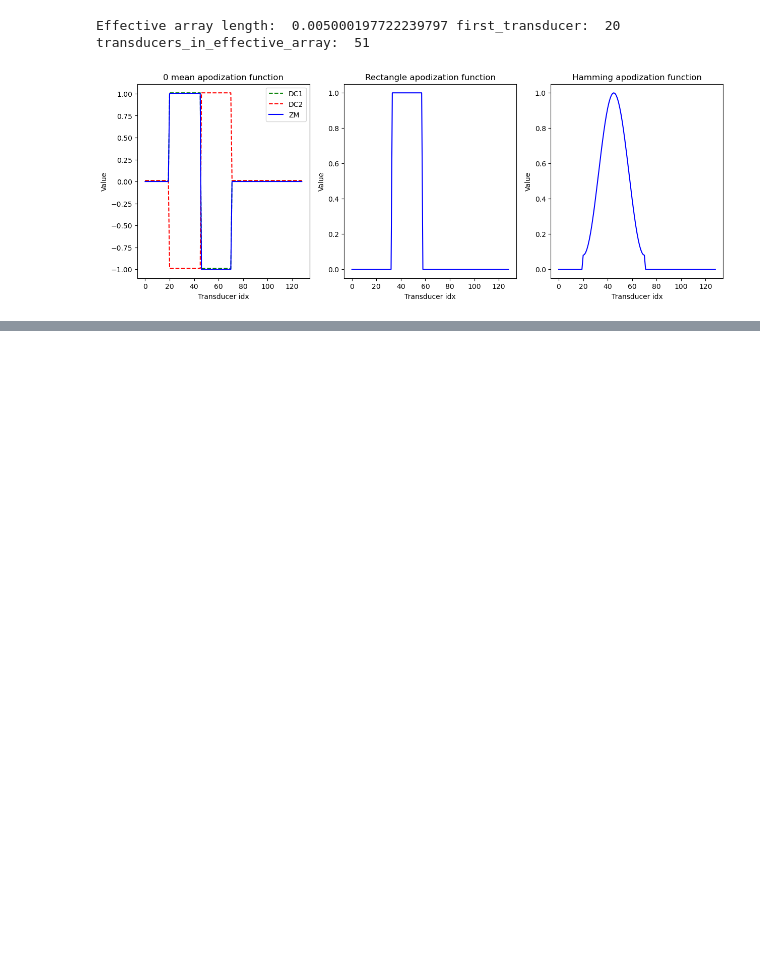
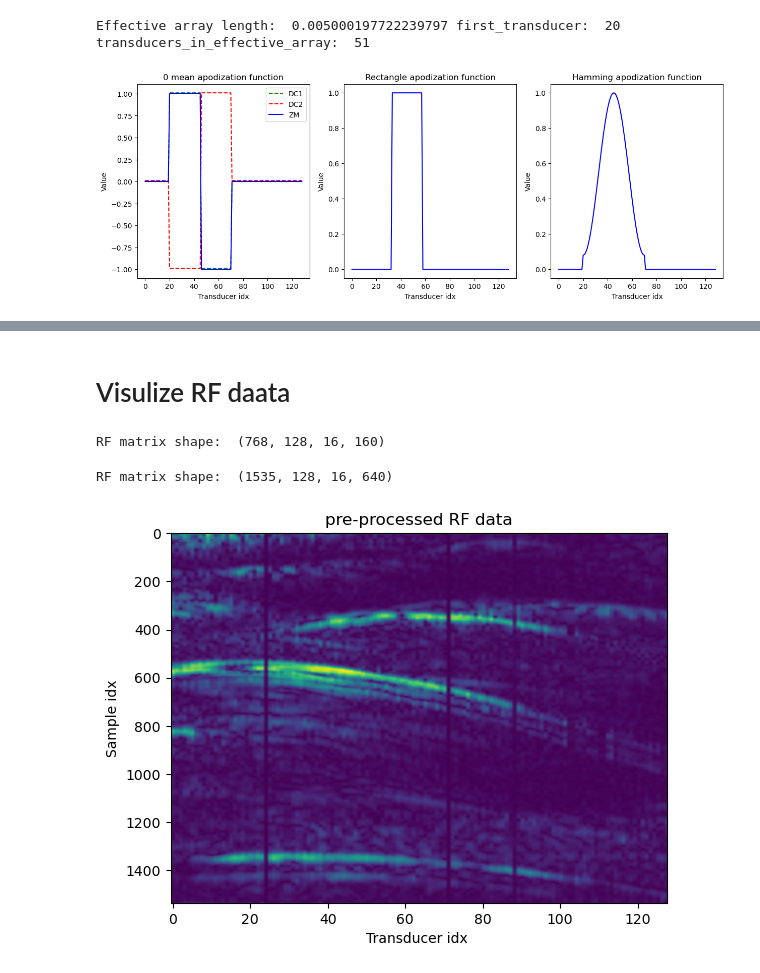
Before and after one commit to MatthieuVAUTRIN/superresolution, a Jupyter notebook: plot_apodization.ipynb, the cells around one changed output, grey strips where cells are left out. Drawn from its saved outputs; the diff is of its cells as text; code cells hidden in the pictures; blank space fills up the shorter version.

```diff
--- a/plot_apodization.ipynb
+++ b/plot_apodization.ipynb
@@ -72,0 +54,2 @@ array([0.        , 0.        , 0.        , 0.        , 0.        ,
+# %% [markdown]
+# Visulize RF daata
@@ -72,0 +61,21 @@ array([0.        , 0.        , 0.        , 0.        , 0.        ,
+# %%
+print("RF matrix shape: ", rf_matrix_original.shape)
+# %% [output]
+RF matrix shape:  (768, 128, 16, 160)
+# %%
+rf_path =  "/home/matmat/Documents/urban_lab/002_Superresolution/raw_data_mat/006_mouse_long/concat/IQ/640_concat_IQ_rf.npy"
+rf_matrix = np.lib.format.open_memmap(rf_path, mode='r', dtype=np.complex64)
+print("RF matrix shape: ", rf_matrix.shape)
+# %% [output]
+RF matrix shape:  (1535, 128, 16, 640)
+# %%
+rf_matrix_viz = rf_matrix[:, :, 0, 0]
+rf_matrix_original = rf_matrix_original[:, :, 0,0]
+# %%
+plt.imshow(np.abs(rf_matrix_viz), aspect='auto', cmap='viridis')
+plt.title("pre-processed RF data")
+plt.xlabel("Transducer idx ")
+plt.ylabel("Sample idx")
+plt.show()
+# %% [output]
+[figure, added]
```
Also changed, not shown: parts of 4 cells of this notebook, 6 other files.
